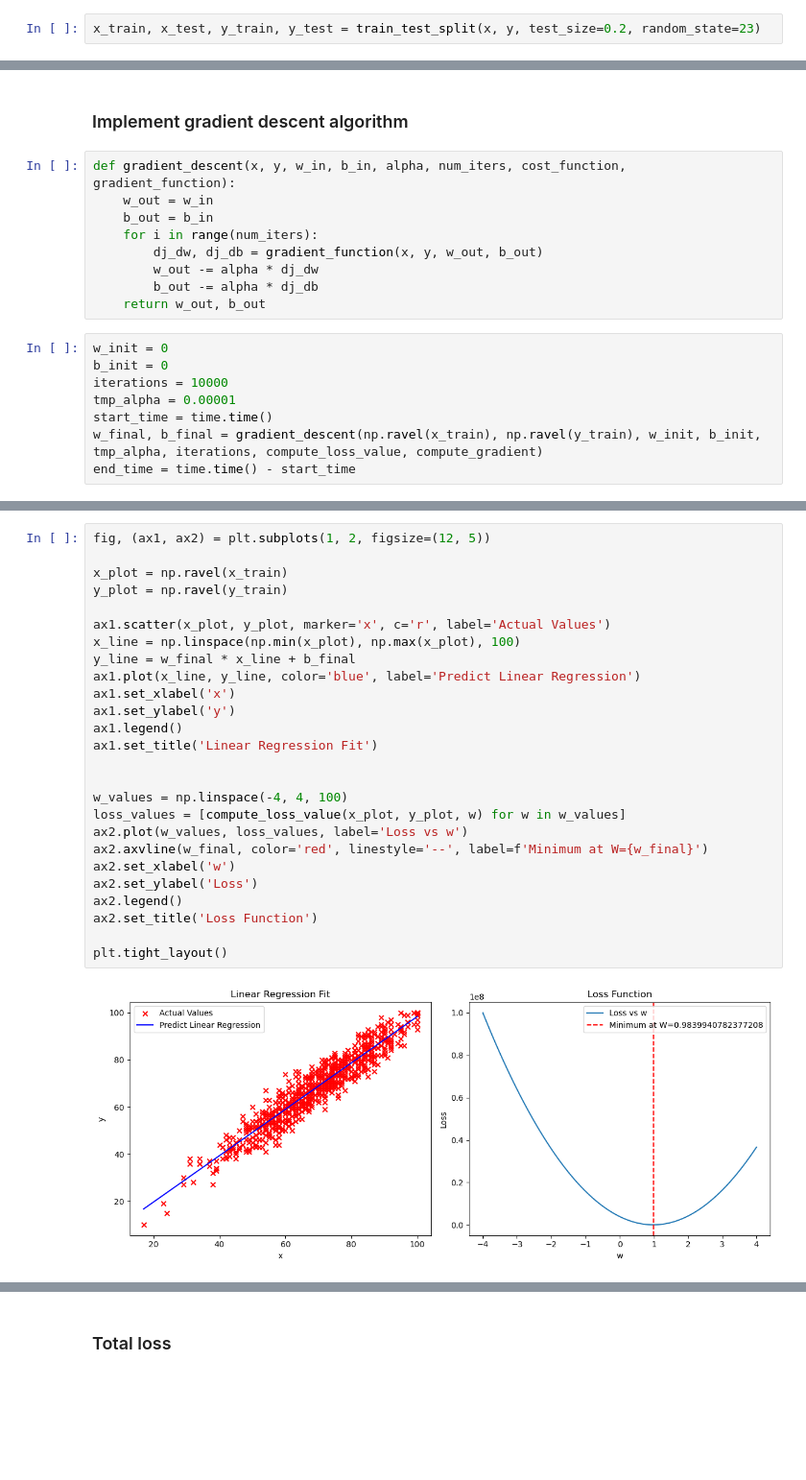
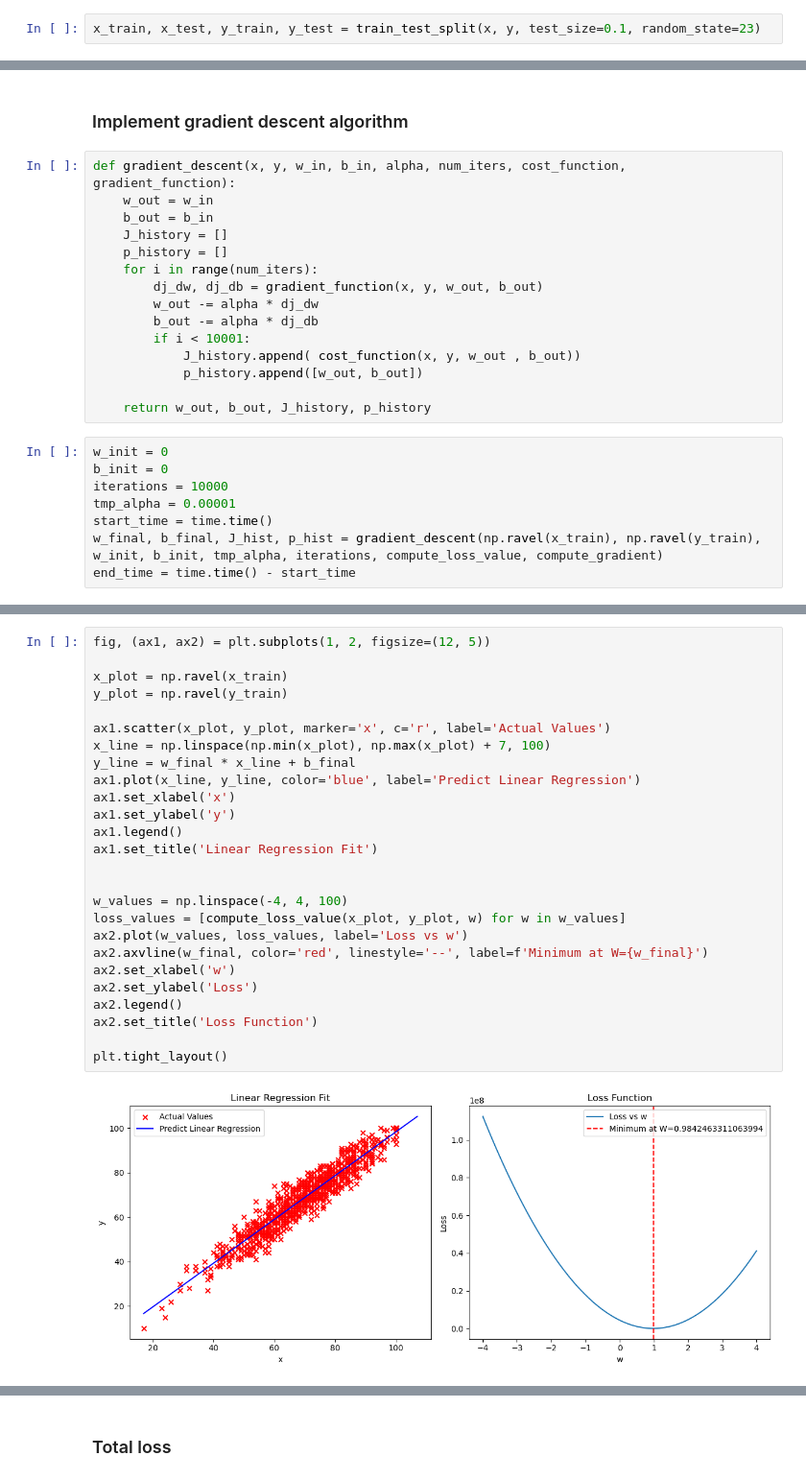
Before and after one commit to HuyinCP/Customize-ML-Models, a Jupyter notebook: gradient_descent_minimizeMSE.ipynb, the cells around one changed output, grey strips where cells are left out. Shown at 96% size. Drawn from its saved outputs; the diff is of its cells as text; blank space fills up the shorter version.

```diff
--- a/gradient_descent_minimizeMSE.ipynb
+++ b/gradient_descent_minimizeMSE.ipynb
@@ -48,7 +48,7 @@ y = df[["writing score"]]
 # %% [markdown]
 ### Split data into training and test sets
 # %%
-x_train, x_test, y_train, y_test = train_test_split(x, y, test_size=0.2, random_state=23)
+x_train, x_test, y_train, y_test = train_test_split(x, y, test_size=0.1, random_state=23)
 # %% [markdown]
 ### Impute missing values in input features
 # %%
@@ -96,18 +96,24 @@ def compute_gradient(x, y, w, b):
 def gradient_descent(x, y, w_in, b_in, alpha, num_iters, cost_function, gradient_function):
     w_out = w_in
     b_out = b_in
+    J_history = []
+    p_history = []
     for i in range(num_iters):
         dj_dw, dj_db = gradient_function(x, y, w_out, b_out)
         w_out -= alpha * dj_dw
         b_out -= alpha * dj_db
-    return w_out, b_out
+        if i < 10001:
+            J_history.append( cost_function(x, y, w_out , b_out))
+            p_history.append([w_out, b_out])
+
+    return w_out, b_out, J_history, p_history
 # %%
 w_init = 0
 b_init = 0
 iterations = 10000
 tmp_alpha = 0.00001
 start_time = time.time()
-w_final, b_final = gradient_descent(np.ravel(x_train), np.ravel(y_train), w_init, b_init, tmp_alpha, iterations, compute_loss_value, compute_gradient)
+w_final, b_final, J_hist, p_hist = gradient_descent(np.ravel(x_train), np.ravel(y_train), w_init, b_init, tmp_alpha, iterations, compute_loss_value, compute_gradient)
 end_time = time.time() - start_time
 # %%
 print(w_final)
@@ -118,28 +124,28 @@ print(b_final)
 # %%
 fig, (ax1, ax2) = plt.subplots(1, 2, figsize=(12, 5))
 
 x_plot = np.ravel(x_train)
 y_plot = np.ravel(y_train)
 
 ax1.scatter(x_plot, y_plot, marker='x', c='r', label='Actual Values')
-x_line = np.linspace(np.min(x_plot), np.max(x_plot), 100)
+x_line = np.linspace(np.min(x_plot), np.max(x_plot) + 7, 100)
 y_line = w_final * x_line + b_final
 ax1.plot(x_line, y_line, color='blue', label='Predict Linear Regression')
 ax1.set_xlabel('x')
 ax1.set_ylabel('y')
 ax1.legend()
 ax1.set_title('Linear Regression Fit')
 
 
 w_values = np.linspace(-4, 4, 100)
 loss_values = [compute_loss_value(x_plot, y_plot, w) for w in w_values]
 ax2.plot(w_values, loss_values, label='Loss vs w')
 ax2.axvline(w_final, color='red', linestyle='--', label=f'Minimum at W={w_final}')
 ax2.set_xlabel('w')
 ax2.set_ylabel('Loss')
 ax2.legend()
 ax2.set_title('Loss Function')
 
 plt.tight_layout()
 # %% [output]
-[figure, old version]
+[figure, new version]
```
Also changed, not shown: parts of 4 cells of this notebook, 1 other file.
